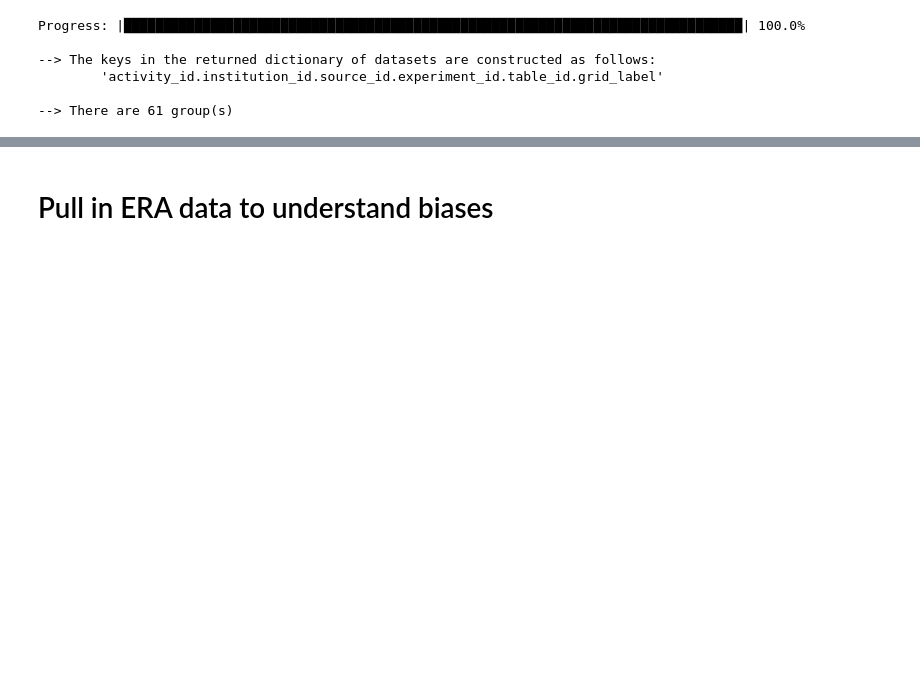
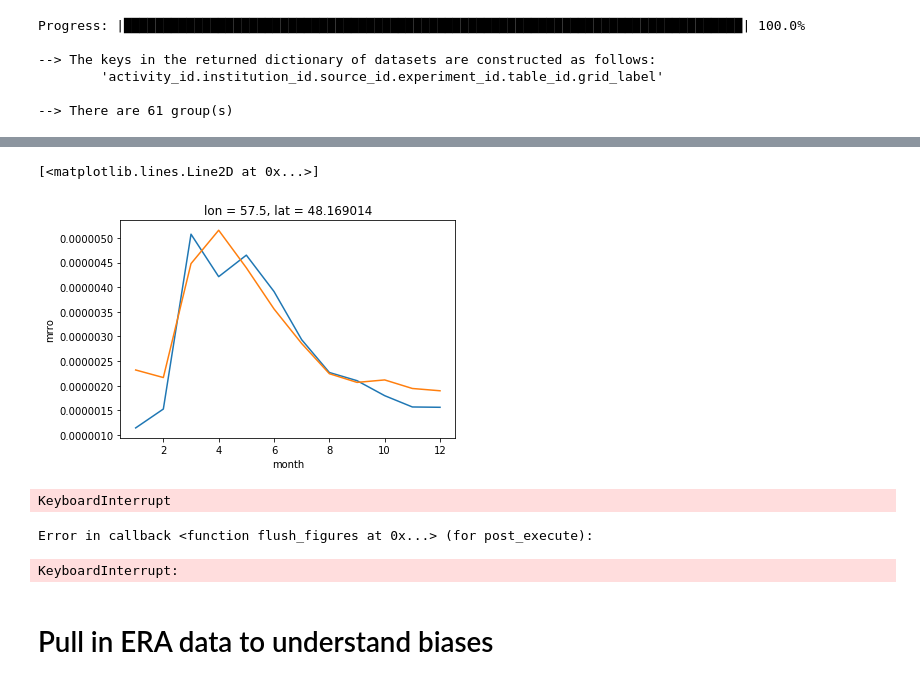
Before and after one commit to orianac/futuredrought, a Jupyter notebook: global_drought.ipynb, the cells around one changed output, grey strips where cells are left out. Drawn from its saved outputs; the diff is of its cells as text; code cells hidden in the pictures; blank space fills up the shorter version.

```diff
--- a/global_drought.ipynb
+++ b/global_drought.ipynb
@@ -124,3 +177,9 @@ change_ds = xr.concat([change_dict[key] for key in change_dict.keys()],
+# %%
+runoff_historical.sel(lat=48, lon=58, method='nearest').groupby('time.month').mean().plot()
+runoff_future.sel(lat=48, lon=58, method='nearest').groupby('time.month').mean().plot()
+# %% [output]
+[<matplotlib.lines.Line2D at 0x...>]
+[figure, added]
 # %%
 fig, axarr = plt.subplots(nrows=1, ncols=1, figsize=(14,6),
                           subplot_kw=dict(projection=ccrs.Robinson()))
@@ -134,8 +193,12 @@ q = change_ds.mean(dim='gcm').plot(ax=ax,
 
 ax.add_feature(cartopy.feature.COASTLINE)
 ax.add_feature(cartopy.feature.BORDERS, linestyle='-')
-plt.title('Global patterns of change in low runnof',fontsize=16, ha='center');
+plt.title('Global patterns of change in lowest month runnof from 1970s to 2070s (9 GCMs)',fontsize=16, ha='center');
 plt.savefig('../figures/future_runoff_changes.png',dpi=100,bbox_inches='tight')
+# %% [output]
+KeyboardInterrupt
+Error in callback <function flush_figures at 0x...> (for post_execute):
+KeyboardInterrupt:
 # %% [markdown]
 # Pull in ERA data to understand biases
 # %%
```
Also changed, not shown: parts of 12 cells of this notebook.
